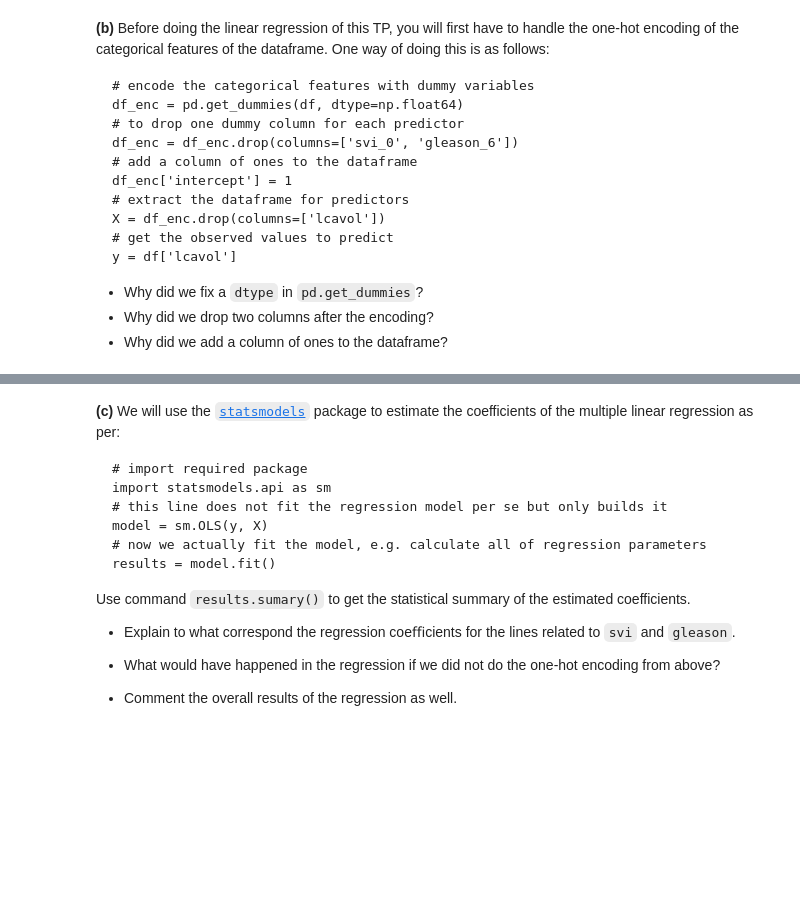
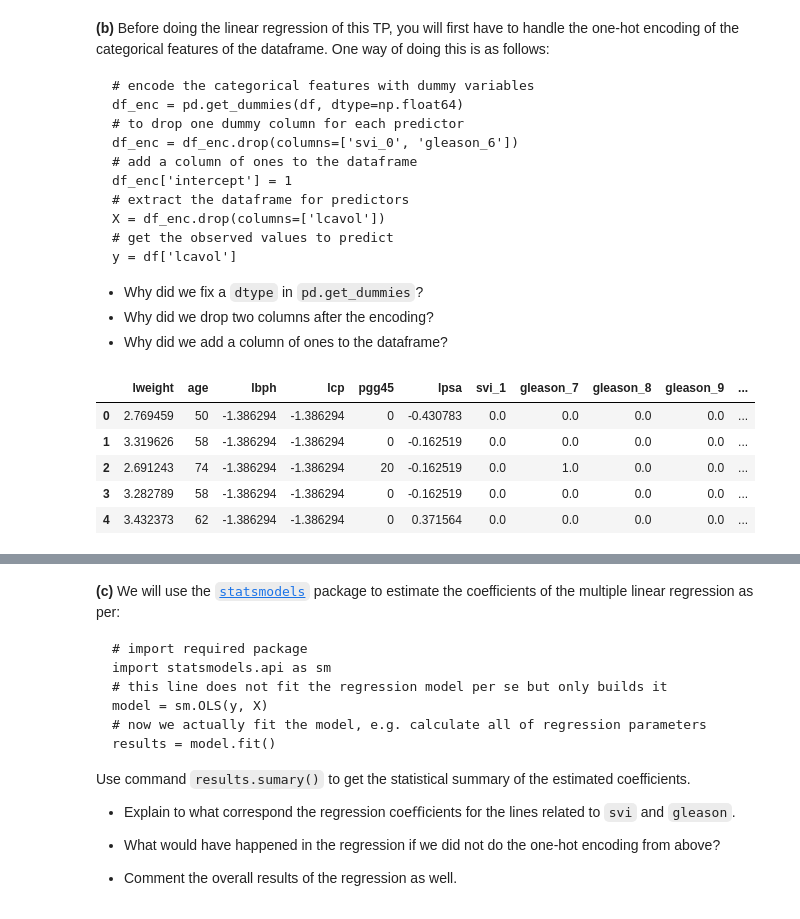
Before and after one commit to ISLA-Grenoble/2026-main, a Jupyter notebook: TP/TP1/TP1.ipynb, the cells around one changed output, grey strips where cells are left out. Drawn from its saved outputs; the diff is of its cells as text; code cells hidden in the pictures; blank space fills up the shorter version.

```diff
--- a/TP/TP1/TP1.ipynb
+++ b/TP/TP1/TP1.ipynb
@@ -319,0 +326,9 @@ y = df['lcavol']
+# %%
+X.head()
+# %% [output]
+|  | lweight | age | lbph | lcp | pgg45 | lpsa | svi_1 | gleason_7 | gleason_8 | gleason_9 | ... |
+| 0 | 2.769459 | 50 | -1.386294 | -1.386294 | 0 | -0.430783 | 0.0 | 0.0 | 0.0 | 0.0 | ... |
+| 1 | 3.319626 | 58 | -1.386294 | -1.386294 | 0 | -0.162519 | 0.0 | 0.0 | 0.0 | 0.0 | ... |
+| 2 | 2.691243 | 74 | -1.386294 | -1.386294 | 20 | -0.162519 | 0.0 | 1.0 | 0.0 | 0.0 | ... |
+| 3 | 3.282789 | 58 | -1.386294 | -1.386294 | 0 | -0.162519 | 0.0 | 0.0 | 0.0 | 0.0 | ... |
+| 4 | 3.432373 | 62 | -1.386294 | -1.386294 | 0 | 0.371564 | 0.0 | 0.0 | 0.0 | 0.0 | ... |
```
Also changed, not shown: parts of 9 cells of this notebook, 1 other file.
